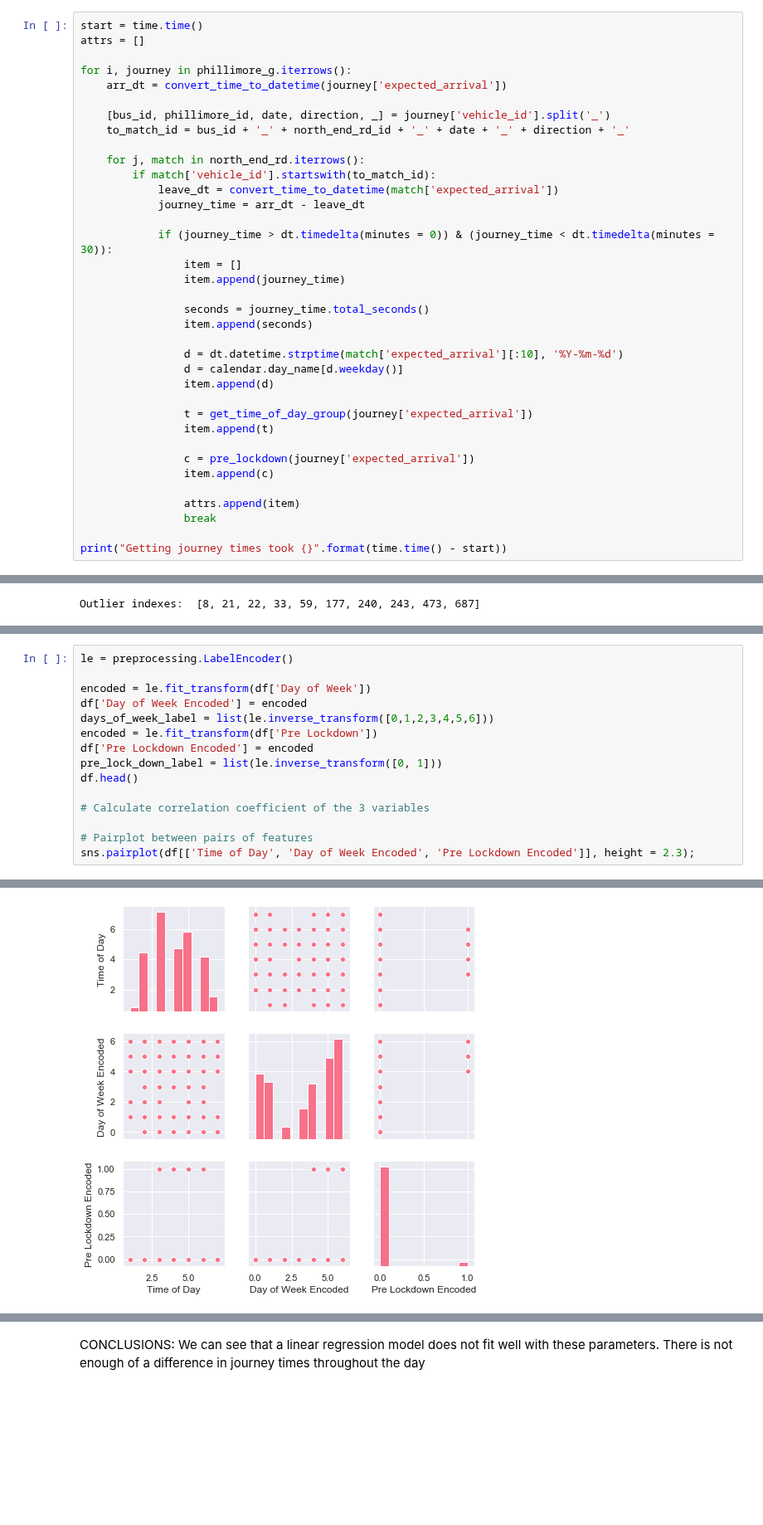
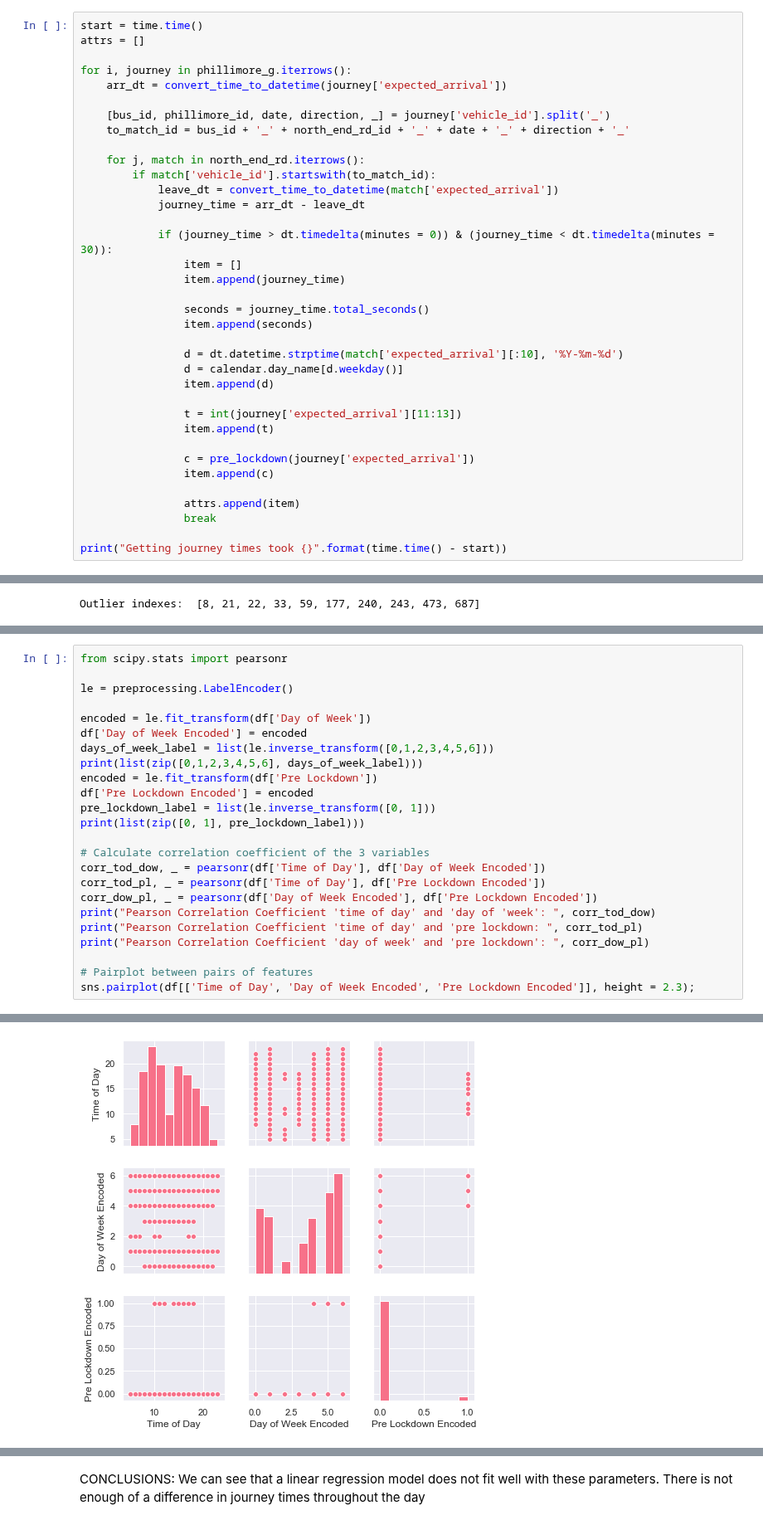
Before and after one commit to serenelc/individual-project-beng, a Jupyter notebook: regression-model.ipynb, the cells around one changed output, grey strips where cells are left out. Shown at 83% size. Saved outputs shown, nothing was run; the diff lists cells and outputs as text; blank space fills up the shorter version.

```diff
--- a/regression-model.ipynb
+++ b/regression-model.ipynb
@@ -252,7 +231,7 @@ for i, journey in phillimore_g.iterrows():
                 d = calendar.day_name[d.weekday()]
                 item.append(d)
 
-                t = get_time_of_day_group(journey['expected_arrival'])
+                t = int(journey['expected_arrival'][11:13])
                 item.append(t)
 
                 c = pre_lockdown(journey['expected_arrival'])
@@ -311,15 +290,24 @@ df.describe()
 # %%
+from scipy.stats import pearsonr
+
 le = preprocessing.LabelEncoder()
 
 encoded = le.fit_transform(df['Day of Week'])
 df['Day of Week Encoded'] = encoded
 days_of_week_label = list(le.inverse_transform([0,1,2,3,4,5,6]))
+print(list(zip([0,1,2,3,4,5,6], days_of_week_label)))
 encoded = le.fit_transform(df['Pre Lockdown'])
 df['Pre Lockdown Encoded'] = encoded
-pre_lock_down_label = list(le.inverse_transform([0, 1]))
-df.head()
+pre_lockdown_label = list(le.inverse_transform([0, 1]))
+print(list(zip([0, 1], pre_lockdown_label)))
 
 # Calculate correlation coefficient of the 3 variables
+corr_tod_dow, _ = pearsonr(df['Time of Day'], df['Day of Week Encoded'])
+corr_tod_pl, _ = pearsonr(df['Time of Day'], df['Pre Lockdown Encoded'])
+corr_dow_pl, _ = pearsonr(df['Day of Week Encoded'], df['Pre Lockdown Encoded'])
+print("Pearson Correlation Coefficient 'time of day' and 'day of 'week': ", corr_tod_dow)
+print("Pearson Correlation Coefficient 'time of day' and 'pre lockdown: ", corr_tod_pl)
+print("Pearson Correlation Coefficient 'day of week' and 'pre lockdown': ", corr_dow_pl)
 
 # Pairplot between pairs of features
 sns.pairplot(df[['Time of Day', 'Day of Week Encoded', 'Pre Lockdown Encoded']], height = 2.3);
@@ -327 +320 @@ sns.pairplot(df[['Time of Day', 'Day of Week Encoded', 'Pre Lockdown Encoded']],
-[figure, old version]
+[figure, new version]
```
Also changed, not shown: parts of 13 cells of this notebook, 47 other files.
